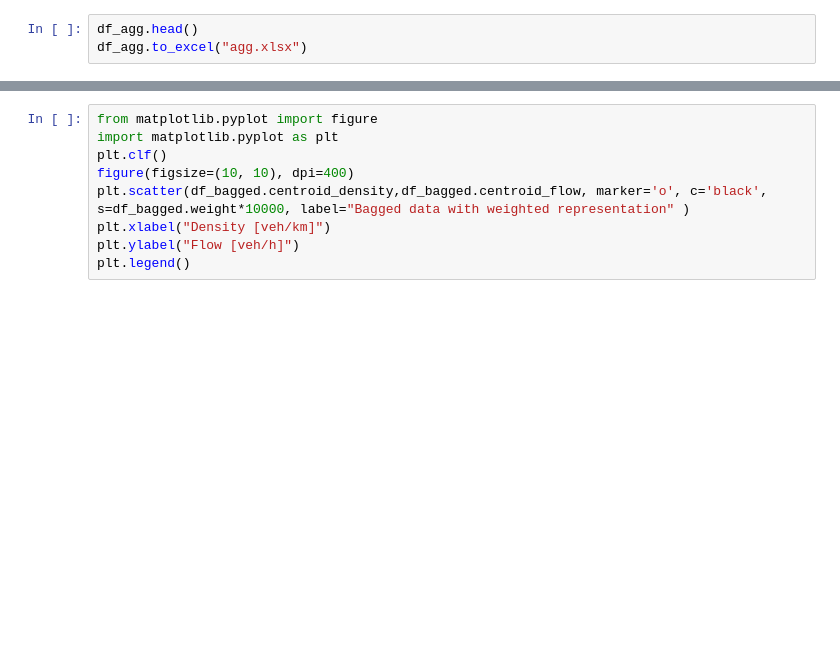
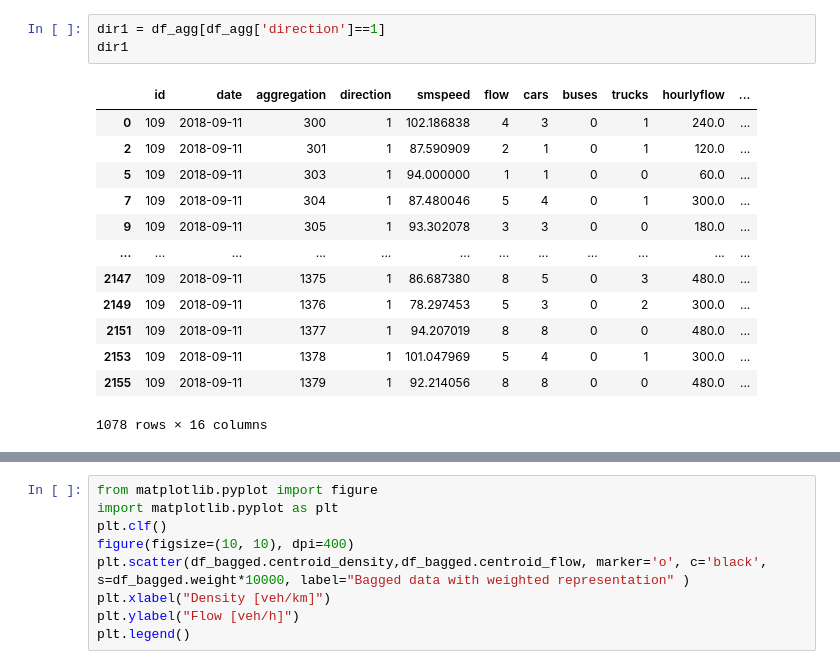
Before and after one commit to iaroslavkriuchkov/iarotraffic, a Jupyter notebook: toi.ipynb, the cells around one changed output, grey strips where cells are left out. Cells and saved outputs as stored; diff of their text form; blank space fills up the shorter version.

```diff
--- a/toi.ipynb
+++ b/toi.ipynb
@@ -33,6 +34,20 @@ Aggregating data for modeling took 0.0991 seconds
-# %%
-df_agg.head()
-df_agg.to_excel("agg.xlsx")
+# %%
+dir1 = df_agg[df_agg['direction']==1]
+dir1
+# %% [output]
+|  | id | date | aggregation | direction | smspeed | flow | cars | buses | trucks | hourlyflow | ... |
+| 0 | 109 | 2018-09-11 | 300 | 1 | 102.186838 | 4 | 3 | 0 | 1 | 240.0 | ... |
+| 2 | 109 | 2018-09-11 | 301 | 1 | 87.590909 | 2 | 1 | 0 | 1 | 120.0 | ... |
+| 5 | 109 | 2018-09-11 | 303 | 1 | 94.000000 | 1 | 1 | 0 | 0 | 60.0 | ... |
+| 7 | 109 | 2018-09-11 | 304 | 1 | 87.480046 | 5 | 4 | 0 | 1 | 300.0 | ... |
+| 9 | 109 | 2018-09-11 | 305 | 1 | 93.302078 | 3 | 3 | 0 | 0 | 180.0 | ... |
+| ... | ... | ... | ... | ... | ... | ... | ... | ... | ... | ... | ... |
+| 2147 | 109 | 2018-09-11 | 1375 | 1 | 86.687380 | 8 | 5 | 0 | 3 | 480.0 | ... |
+| 2149 | 109 | 2018-09-11 | 1376 | 1 | 78.297453 | 5 | 3 | 0 | 2 | 300.0 | ... |
+| 2151 | 109 | 2018-09-11 | 1377 | 1 | 94.207019 | 8 | 8 | 0 | 0 | 480.0 | ... |
+| 2153 | 109 | 2018-09-11 | 1378 | 1 | 101.047969 | 5 | 4 | 0 | 1 | 300.0 | ... |
+| 2155 | 109 | 2018-09-11 | 1379 | 1 | 92.214056 | 8 | 8 | 0 | 0 | 480.0 | ... |
+1078 rows × 16 columns
 # %%
 gridx = 65
 gridy = 200
```
Also changed, not shown: parts of 5 cells of this notebook, 41 other files.
